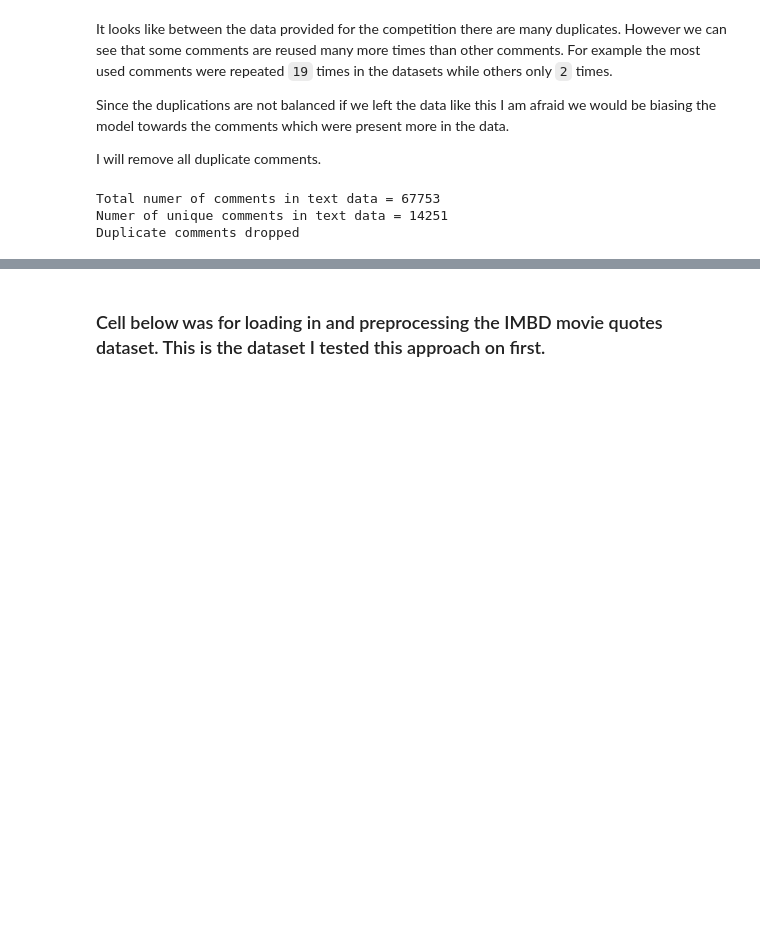
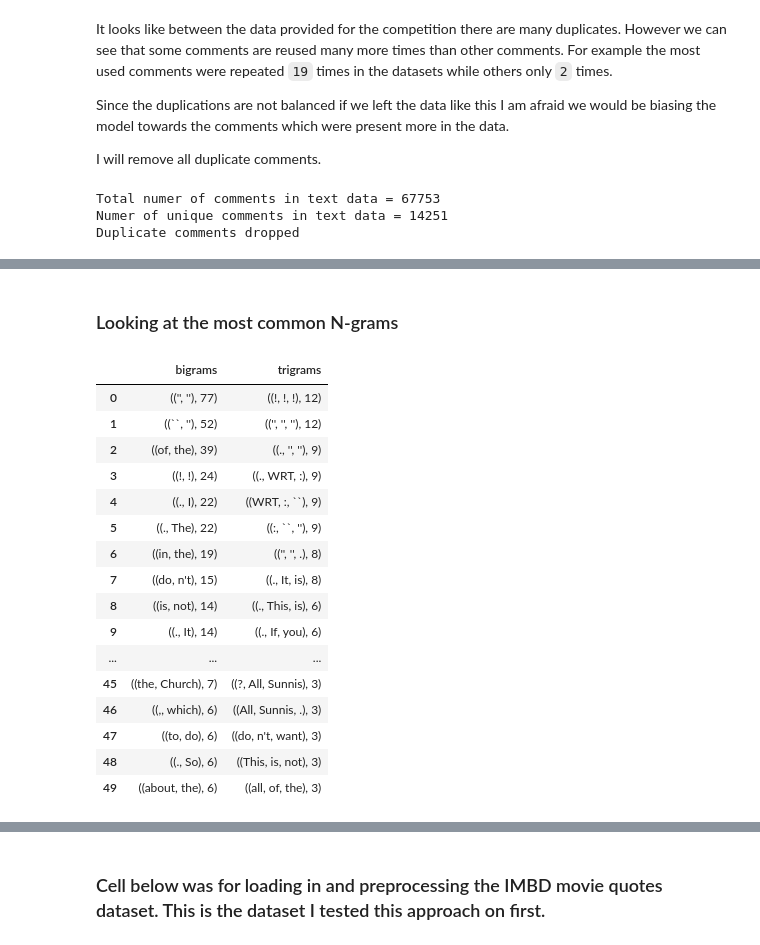
Before and after one commit to kristopher-smith/MiniGPT-for-Text-Generation, a Jupyter notebook: build-a-minigpt-for-text-generation.ipynb, the cells around one changed output, grey strips where cells are left out. Cells and saved outputs as stored; diff of their text form; code cells hidden in the pictures; blank space fills up the shorter version.

```diff
--- a/build-a-minigpt-for-text-generation.ipynb
+++ b/build-a-minigpt-for-text-generation.ipynb
@@ -164,0 +243,59 @@ Duplicate comments dropped
+# %% [markdown]
+### Looking at the most common N-grams
+# %%
+# Tokenize the text into words
+data['words'] = data['text'].apply(nltk.word_tokenize)
+
+# Get bigrams and trigrams for each row
+data['bigrams']   = data['words'].apply(lambda x: list(ngrams(x, 2)))
+data['trigrams']  = data['words'].apply(lambda x: list(ngrams(x, 3)))
+# data['quadgrams'] = data['words'].apply(lambda x: list(ngrams(x, 4)))
+
+# Count the occurrences of bigrams and trigrams
+bigram_counts   = Counter([gram for grams in data['bigrams'] for gram in grams])
+trigram_counts  = Counter([gram for grams in data['trigrams'] for gram in grams])
+# quadgram_counts = Counter([gram for grams in data['quadgrams'] for gram in grams])
+
+# Get the most common bigrams, trigrams, and quadgrams
+most_common_bigrams   = bigram_counts.most_common(50)
+most_common_trigrams  = trigram_counts.most_common(50)
+# most_common_quadgrams = quadgram_counts.most_common(50)
+
+df_common_grams = pd.DataFrame()
+df_common_grams['bigrams']   = most_common_bigrams
+df_common_grams['trigrams']  = most_common_trigrams
+# df_common_grams['quadgrams'] = most_common_quadgrams
+
+# # Display the results
+# print('Most common bigrams:')
+# for bigram, count in most_common_bigrams:
+#     print(' '.join(bigram), count)
+
+# print('\nMost common trigrams:')
+# for trigram, count in most_common_trigrams:
+#     print(' '.join(trigram), count)
+
+# print('\nMost common quadgrams:')
+# for quadgram, count in most_common_quadgrams:
+#     print(' '.join(quadgram), count)
+
+
+df_common_grams.iloc[:, :]
+# %% [output]
+|  | bigrams | trigrams |
+| 0 | (('', ''), 77) | ((!, !, !), 12) |
+| 1 | ((``, ''), 52) | (('', '', ''), 12) |
+| 2 | ((of, the), 39) | ((., '', ''), 9) |
+| 3 | ((!, !), 24) | ((., WRT, :), 9) |
+| 4 | ((., I), 22) | ((WRT, :, ``), 9) |
+| 5 | ((., The), 22) | ((:, ``, ''), 9) |
+| 6 | ((in, the), 19) | (('', '', .), 8) |
+| 7 | ((do, n't), 15) | ((., It, is), 8) |
+| 8 | ((is, not), 14) | ((., This, is), 6) |
+| 9 | ((., It), 14) | ((., If, you), 6) |
+| ... | ... | ... |
+| 45 | ((the, Church), 7) | ((?, All, Sunnis), 3) |
+| 46 | ((,, which), 6) | ((All, Sunnis, .), 3) |
+| 47 | ((to, do), 6) | ((do, n't, want), 3) |
+| 48 | ((., So), 6) | ((This, is, not), 3) |
+| 49 | ((about, the), 6) | ((all, of, the), 3) |
```
Also changed, not shown: parts of 10 cells of this notebook.
